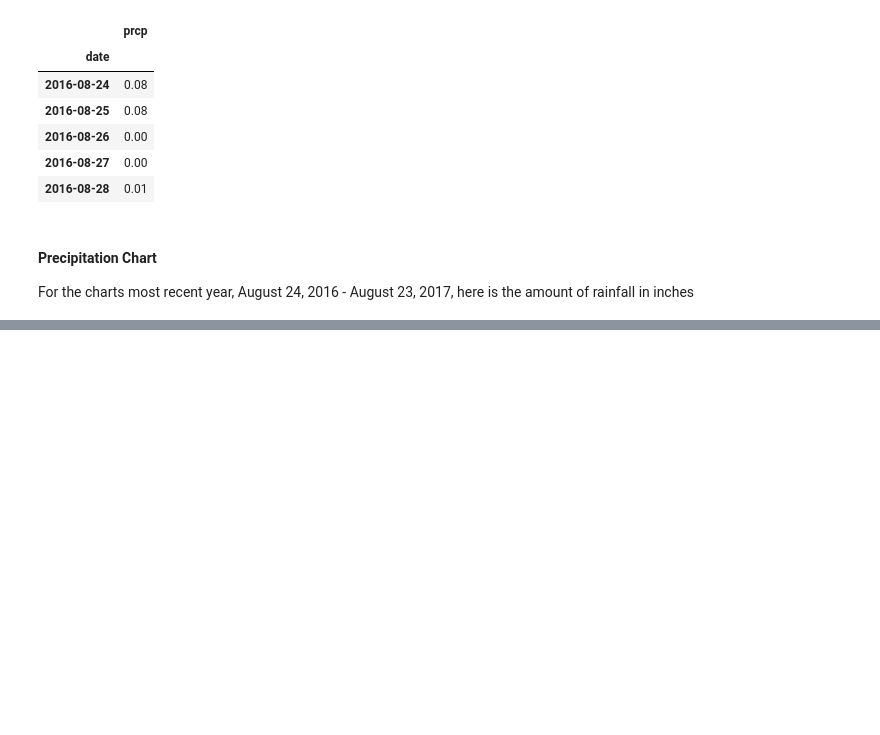
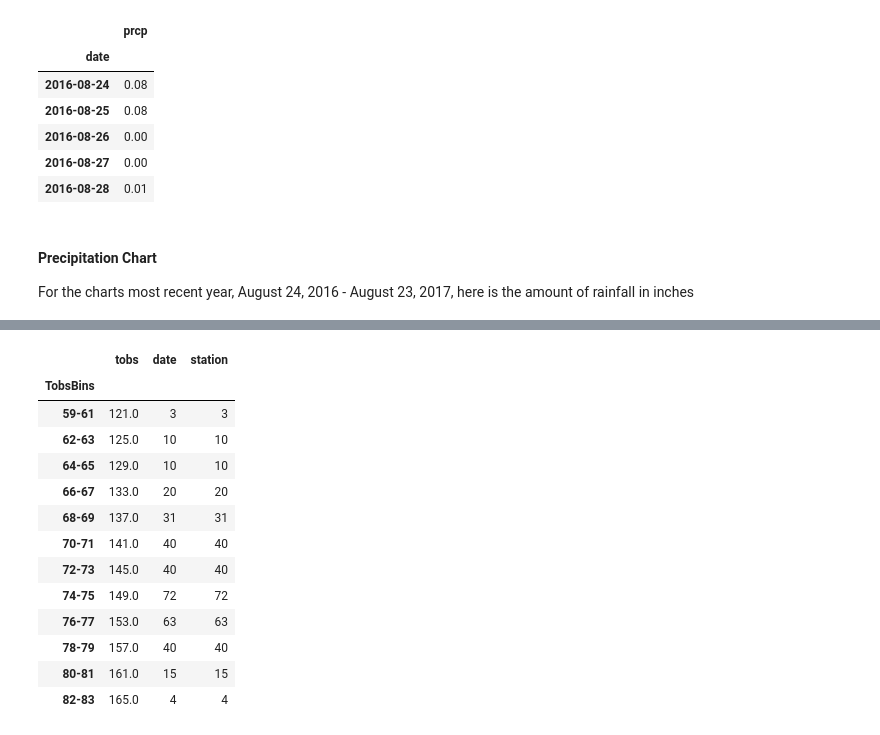
Before and after one commit to PrairieSchool/SQLalchemy, a Jupyter notebook: Surf_Up_HQ.ipynb, the cells around one changed output, grey strips where cells are left out. Cells and saved outputs as stored; diff of their text form; code cells hidden in the pictures; blank space fills up the shorter version.

```diff
--- a/Surf_Up_HQ.ipynb
+++ b/Surf_Up_HQ.ipynb
@@ -221,0 +290,4 @@ plt.show()
+# %%
+WaiheeGrouped = WaiheeLastYearDF.groupby("tobs").count()
+WaiheeGrouped.reset_index(inplace=True)
+WaiheeGrouped.head()
@@ -221,0 +301,23 @@ plt.show()
+# %%
+tobsBins = [59,61,63,65,67,69,71,73,75,77,79,81,83]
+tobsBinIndex = ["59-61","62-63","64-65","66-67","68-69","70-71","72-73","74-75","76-77","78-79","80-81","82-83"]
+
+WaiheeLastYearBin = pd.cut(WaiheeGrouped["tobs"], tobsBins,labels=tobsBinIndex)
+WaiheeGrouped['TobsBins'] = pd.Series(WaiheeLastYearBin)
+# WaiheeLastYearBin.head()
+WaiheeGrouped.groupby('TobsBins').sum()
+# %% [output]
+|  | tobs | date | station |
+| TobsBins |  |  |  |
+| 59-61 | 121.0 | 3 | 3 |
+| 62-63 | 125.0 | 10 | 10 |
+| 64-65 | 129.0 | 10 | 10 |
+| 66-67 | 133.0 | 20 | 20 |
+| 68-69 | 137.0 | 31 | 31 |
+| 70-71 | 141.0 | 40 | 40 |
+| 72-73 | 145.0 | 40 | 40 |
+| 74-75 | 149.0 | 72 | 72 |
+| 76-77 | 153.0 | 63 | 63 |
+| 78-79 | 157.0 | 40 | 40 |
+| 80-81 | 161.0 | 15 | 15 |
+| 82-83 | 165.0 | 4 | 4 |
```
Also changed, not shown: parts of 13 cells of this notebook.
